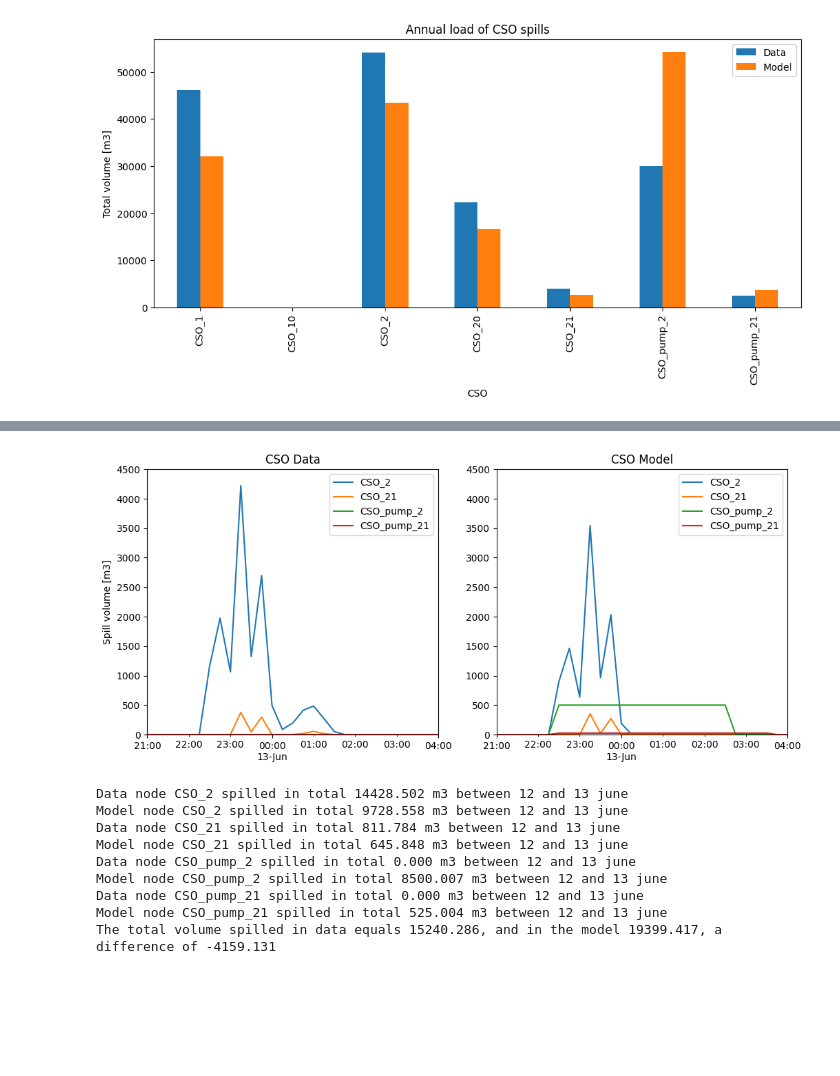
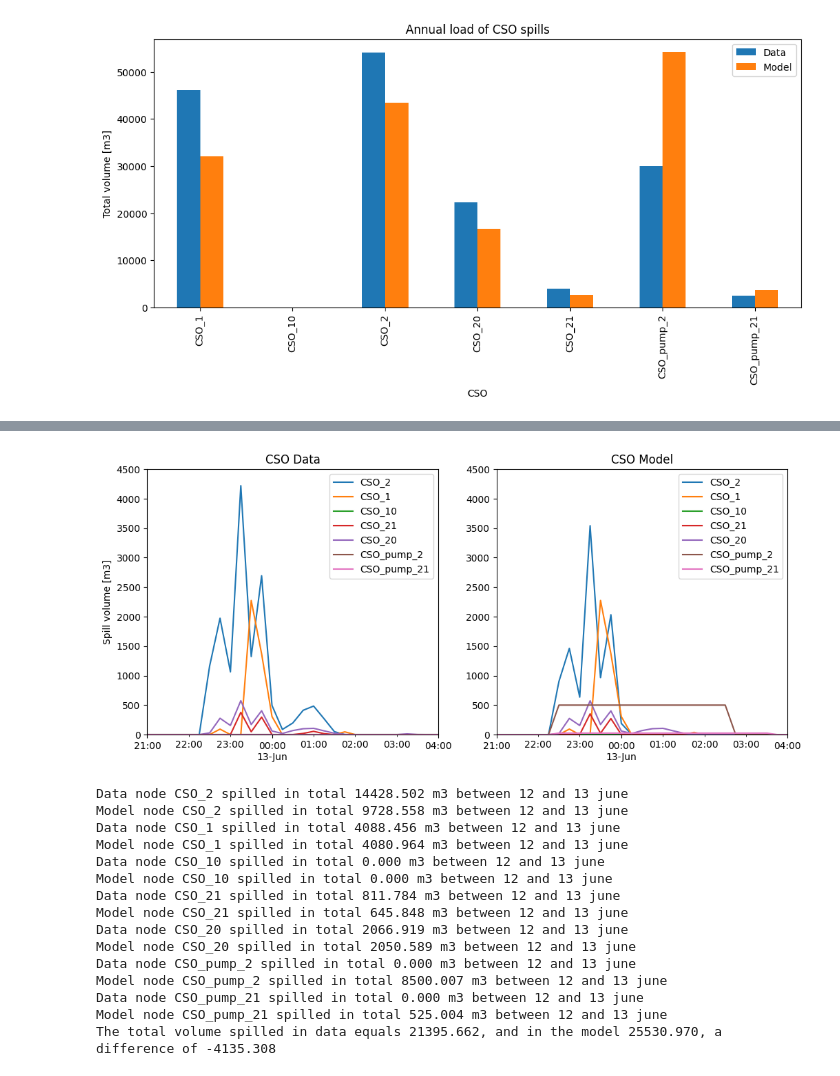
Before and after one commit to jipsteiger/ENVM1601, a Jupyter notebook: RTC/rtc_week_1.ipynb, the cells around one changed output, grey strips where cells are left out. Cells and saved outputs as stored; diff of their text form; code cells hidden in the pictures; blank space fills up the shorter version.

```diff
--- a/RTC/rtc_week_1.ipynb
+++ b/RTC/rtc_week_1.ipynb
@@ -74,28 +96,34 @@ plt.show()
 # %%
 fig, ax = plt.subplots(1, 2, figsize=(12,5))
-cso_data_combined.loc['2020-06-12 21:00':'2020-06-13 04:00'][['CSO_2', 'CSO_21', 'CSO_pump_2', 'CSO_pump_21']].plot(ax =  ax[0], ylim=[0,4500])
+cso_data_combined.loc['2020-06-12 21:00':'2020-06-13 04:00'][['CSO_2', 'CSO_1', 'CSO_10', 'CSO_21', 'CSO_20', 'CSO_pump_2', 'CSO_pump_21']].plot(ax =  ax[0], ylim=[0,4500])
 ax[0].set_title('CSO Data')
-cso_model_combined.loc['2020-06-12 21:00':'2020-06-13 04:00'][['CSO_2', 'CSO_21', 'CSO_pump_2', 'CSO_pump_21']].plot(ax = ax[1], ylim=[0,4500])
+cso_model_combined.loc['2020-06-12 21:00':'2020-06-13 04:00'][['CSO_2', 'CSO_1', 'CSO_10', 'CSO_21', 'CSO_20', 'CSO_pump_2', 'CSO_pump_21']].plot(ax = ax[1], ylim=[0,4500])
 ax[1].set_title('CSO Model')
 ax[0].set_ylabel('Spill volume [m3]')
 plt.show()
 
 data_sum = 0
 model_sum = 0
-for node in ['CSO_2', 'CSO_21', 'CSO_pump_2', 'CSO_pump_21']:
+for node in ['CSO_2', 'CSO_1', 'CSO_10', 'CSO_21', 'CSO_20', 'CSO_pump_2', 'CSO_pump_21']:
     print(f"Data node {node} spilled in total {cso_data_combined.loc['2020-06-12 18:00':'2020-06-13 06:00'][node].sum():.3f} m3 between 12 and 13 june")
     print(f"Model node {node} spilled in total {cso_model_combined.loc['2020-06-12 18:00':'2020-06-13 06:00'][node].sum():.3f} m3 between 12 and 13 june")
     data_sum += cso_data_combined.loc['2020-06-12':'2020-06-13'][node].sum()
     model_sum += cso_model_combined.loc['2020-06-12':'2020-06-13'][node].sum()
 print(f'The total volume spilled in data equals {data_sum:.3f}, and in the model {model_sum:.3f}, a difference of {data_sum-model_sum:.3f}')
 # %% [output]
-[figure, old version]
+[figure, new version]
 Data node CSO_2 spilled in total 14428.502 m3 between 12 and 13 june
 Model node CSO_2 spilled in total 9728.558 m3 between 12 and 13 june
+Data node CSO_1 spilled in total 4088.456 m3 between 12 and 13 june
+Model node CSO_1 spilled in total 4080.964 m3 between 12 and 13 june
+Data node CSO_10 spilled in total 0.000 m3 between 12 and 13 june
+Model node CSO_10 spilled in total 0.000 m3 between 12 and 13 june
 Data node CSO_21 spilled in total 811.784 m3 between 12 and 13 june
 Model node CSO_21 spilled in total 645.848 m3 between 12 and 13 june
+Data node CSO_20 spilled in total 2066.919 m3 between 12 and 13 june
+Model node CSO_20 spilled in total 2050.589 m3 between 12 and 13 june
 Data node CSO_pump_2 spilled in total 0.000 m3 between 12 and 13 june
 Model node CSO_pump_2 spilled in total 8500.007 m3 between 12 and 13 june
 Data node CSO_pump_21 spilled in total 0.000 m3 between 12 and 13 june
 Model node CSO_pump_21 spilled in total 525.004 m3 between 12 and 13 june
-The total volume spilled in data equals 15240.286, and in the model 19399.417, a difference of -4159.131
+The total volume spilled in data equals 21395.662, and in the model 25530.970, a difference of -4135.308
```
Also changed, not shown: parts of 5 cells of this notebook.
